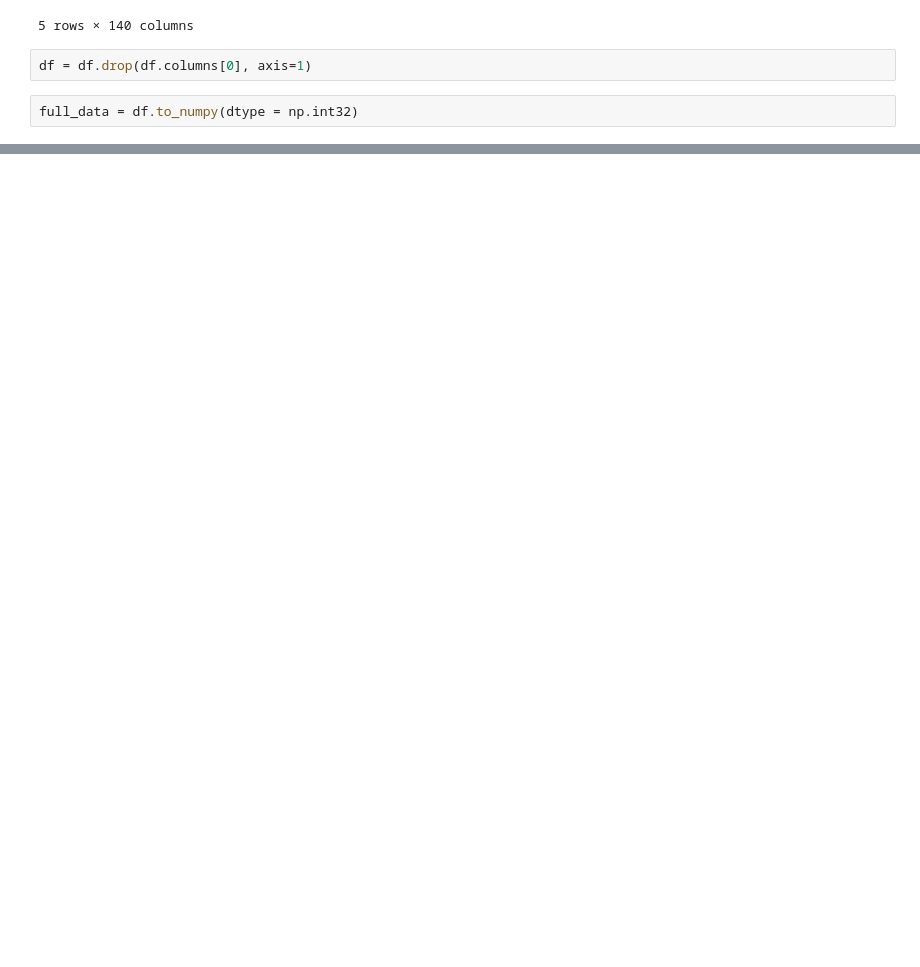
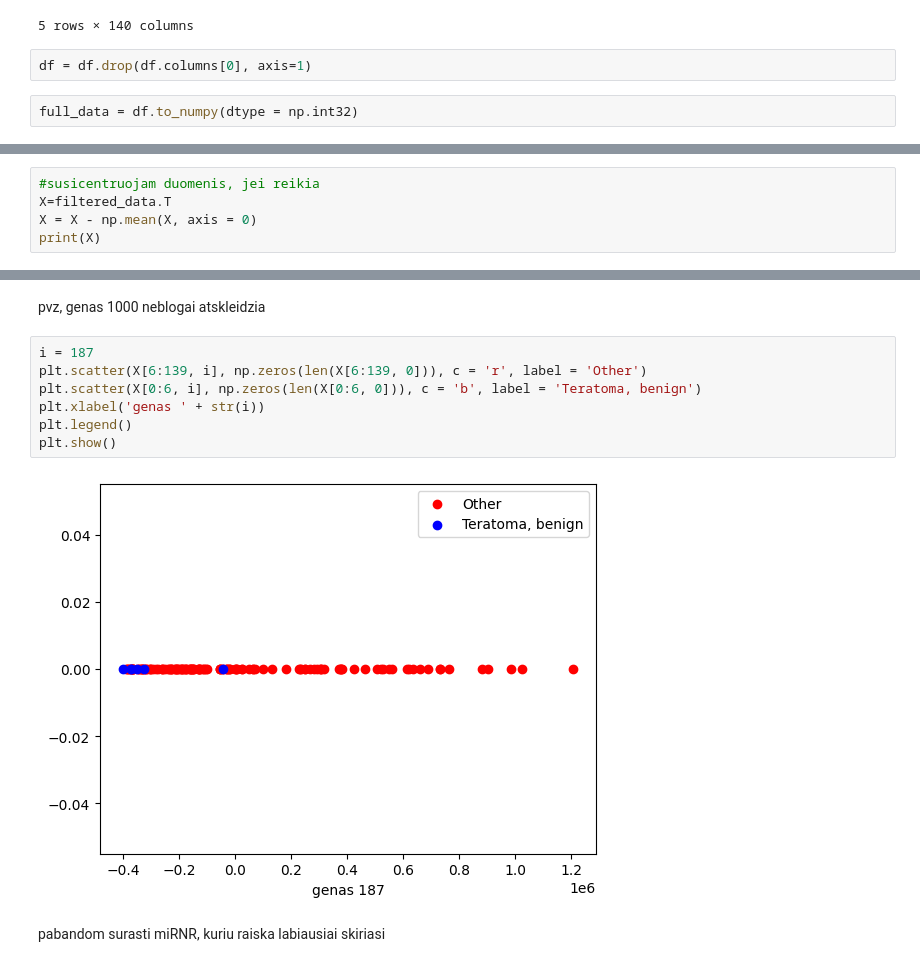
Before and after one commit to Ignas12345/Magistras_knygutes_ir_duomenys, a Jupyter notebook: TCGA_duomenu_apdorojimas.ipynb, the cells around one changed output, grey strips where cells are left out. Drawn from its saved outputs; the diff is of its cells as text; blank space fills up the shorter version.

```diff
--- a/TCGA_duomenu_apdorojimas.ipynb
+++ b/TCGA_duomenu_apdorojimas.ipynb
@@ -72,0 +55,5 @@ plt.show()
+# %%
+#susicentruojam duomenis, jei reikia
+X=filtered_data.T
+X = X - np.mean(X, axis = 0)
+print(X)
@@ -72,0 +74,13 @@ plt.show()
+# %% [markdown]
+pvz, genas 1000 neblogai atskleidzia
+# %%
+i = 187
+plt.scatter(X[6:139, i], np.zeros(len(X[6:139, 0])), c = 'r', label = 'Other')
+plt.scatter(X[0:6, i], np.zeros(len(X[0:6, 0])), c = 'b', label = 'Teratoma, benign')
+plt.xlabel('genas ' + str(i))
+plt.legend()
+plt.show()
+# %% [output]
+[figure, added]
+# %% [markdown]
+pabandom surasti miRNR, kuriu raiska labiausiai skiriasi
```
Also changed, not shown: parts of 8 cells of this notebook.
